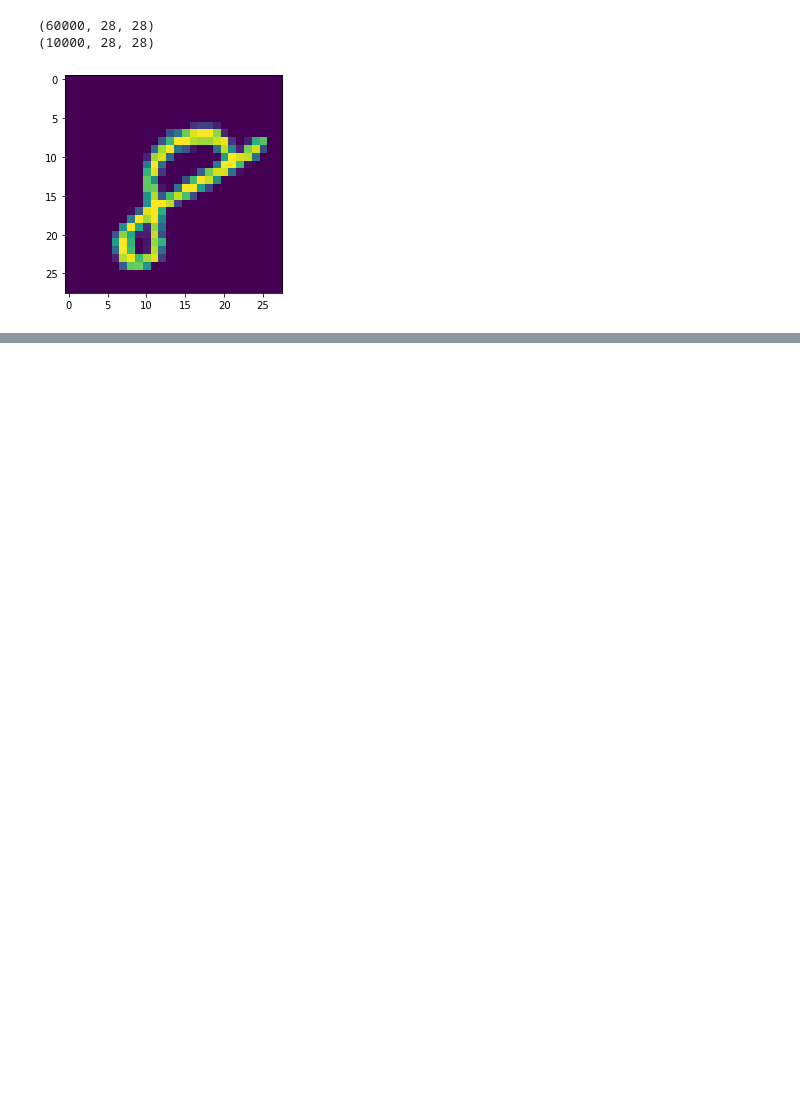
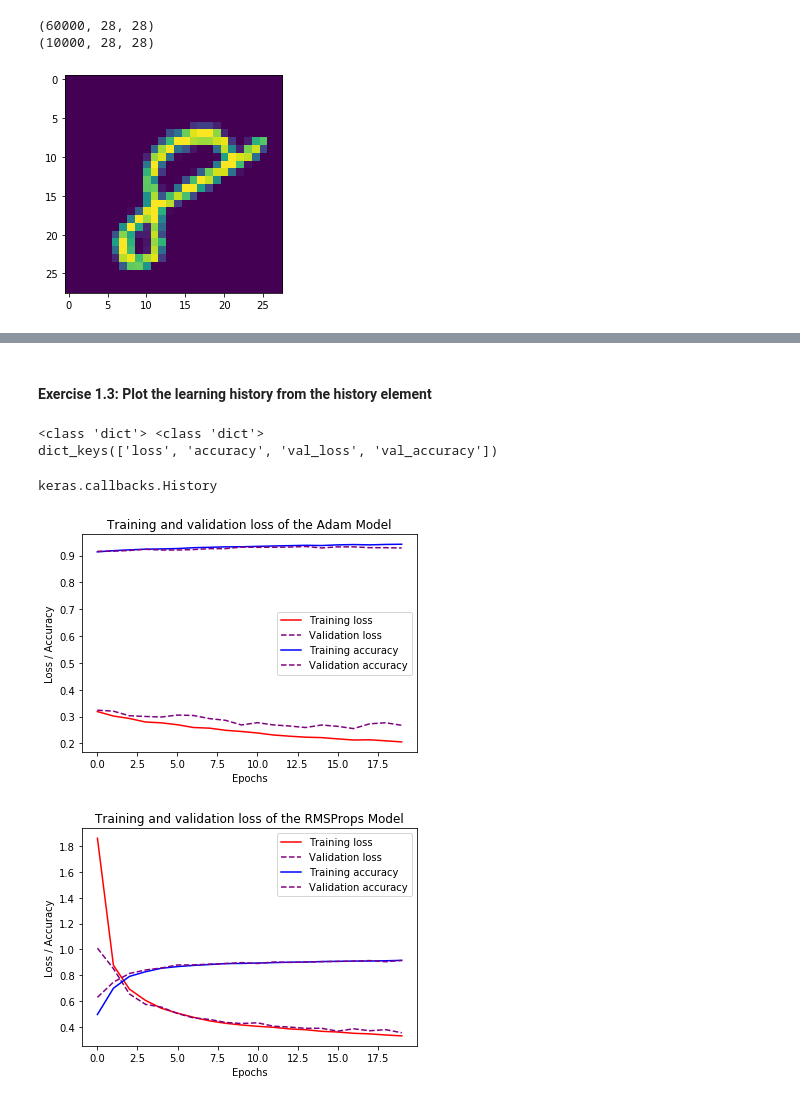
Before and after one commit to Orthologues/DM873-DeepLearning, a Jupyter notebook: exercises.ipynb, the cells around one changed output, grey strips where cells are left out. Drawn from its saved outputs; the diff is of its cells as text; code cells hidden in the pictures; blank space fills up the shorter version.

Commit message:
Finished Exercise 1, evaluated the model of Adam and RMSProps Optimizer respectively, accuracies are both 92.84%

```diff
--- a/exercises.ipynb
+++ b/exercises.ipynb
@@ -49,0 +53,17 @@ array([[0., 0., 0., ..., 0., 0., 0.],
+# %%
+model = keras.Sequential()
+# two hidden layers are in this model
+model.add(layers.Dense(num_classes, activation='relu', input_shape=(28**2, )))
+model.add(layers.Dense(num_classes, activation='relu'))
+model.add(layers.Dense(num_classes, activation='relu'))
+model.add(layers.Dense(num_classes, activation='softmax'))
+# %%
+# use $model_cp to test "rmsprop" optimizer
+model_cp = model
+model_cp.compile(
+    optimizer=optimizers.RMSprop(lr=0.001),
+    loss="categorical_crossentropy",
+    metrics="accuracy"
+)
+rmsprop_train_history = model_cp.fit(x=train_data, y=train_labels, batch_size=64, epochs=20,
+             validation_data=(test_data, test_labels), use_multiprocessing=True)
@@ -49,0 +89,9 @@ array([[0., 0., 0., ..., 0., 0., 0.],
+# %%
+# "Adam" optimizer
+model.compile(
+    optimizer=optimizers.Adam(lr=0.001),
+    loss="categorical_crossentropy",
+    metrics="accuracy"
+)
+adam_train_history = model.fit(x=train_data, y=train_labels, batch_size=64, epochs=20,
+             validation_data=(test_data, test_labels), use_multiprocessing=True)
@@ -49,0 +130,30 @@ array([[0., 0., 0., ..., 0., 0., 0.],
+# %% [markdown]
+#### Exercise 1.3: Plot the learning history from the history element
+# %%
+print(type(adam_train_history.history), type(rmsprop_train_history.history))
+print(adam_train_history.history.keys())
+# %% [output]
+<class 'dict'> <class 'dict'>
+dict_keys(['loss', 'accuracy', 'val_loss', 'val_accuracy'])
+# %%
+type(adam_train_history)
+# %% [output]
+keras.callbacks.History
+# %%
+def plot_training(history: keras.callbacks.History, title_suffix: str):
+    num_epochs = len(history.history['loss'])
+    plt.plot(range(num_epochs), history.history['loss'], '-', color='r', label='Training loss')
+    plt.plot(range(num_epochs), history.history['val_loss'], '--', color='purple', label='Validation loss')
+    plt.plot(range(num_epochs), history.history['accuracy'], '-', color='b', label='Training accuracy')
+    plt.plot(range(num_epochs), history.history['val_accuracy'], '--', color='purple', label='Validation accuracy')
+    plt.title(f'Training and validation loss {title_suffix}')
+    plt.xlabel('Epochs')
+    plt.ylabel('Loss / Accuracy')
+    plt.legend()
+    plt.show()
+# %%
+plot_training(adam_train_history, "of the Adam Model")
+plot_training(rmsprop_train_history, "of the RMSProps Model")
+# %% [output]
+[figure, added]
+[figure, added]
```
Also changed, not shown: parts of 12 cells of this notebook.
